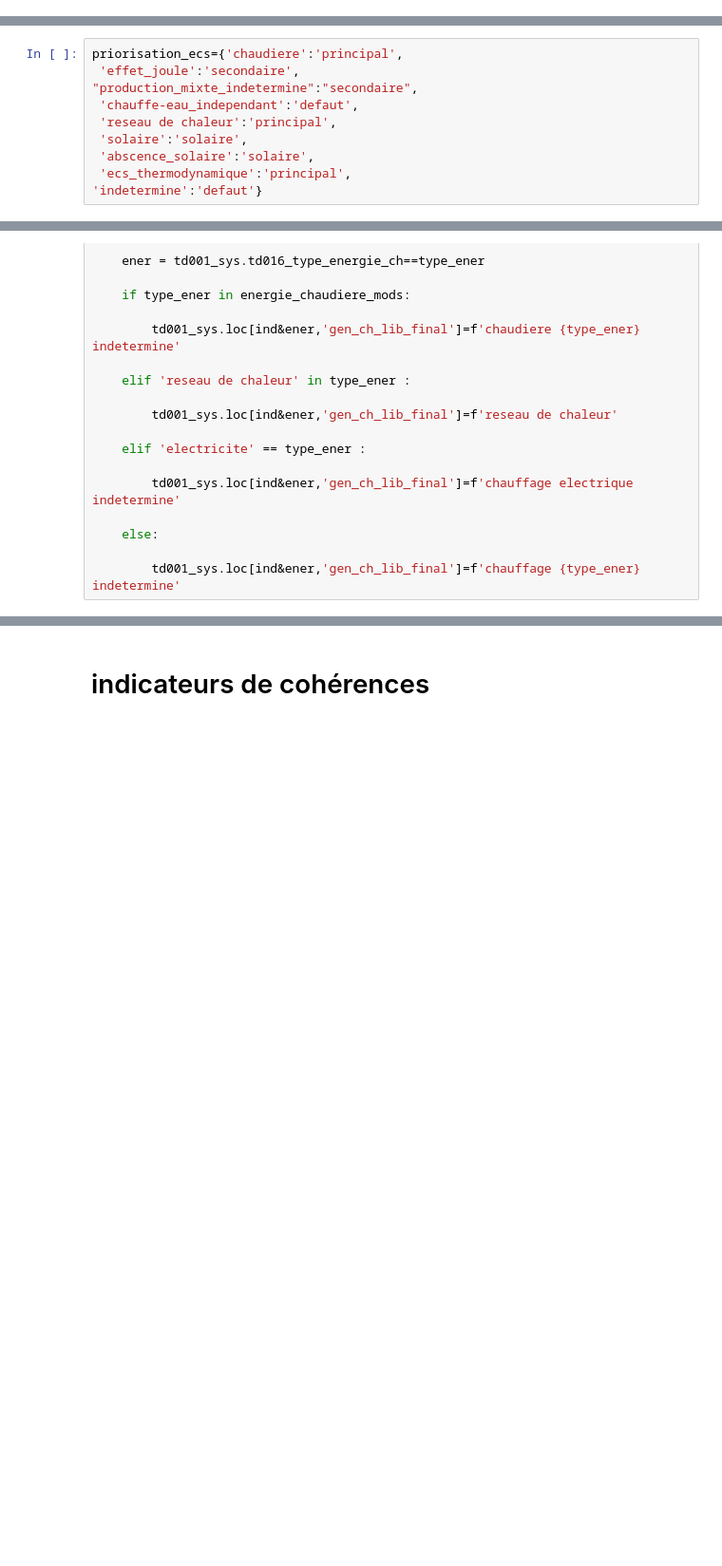
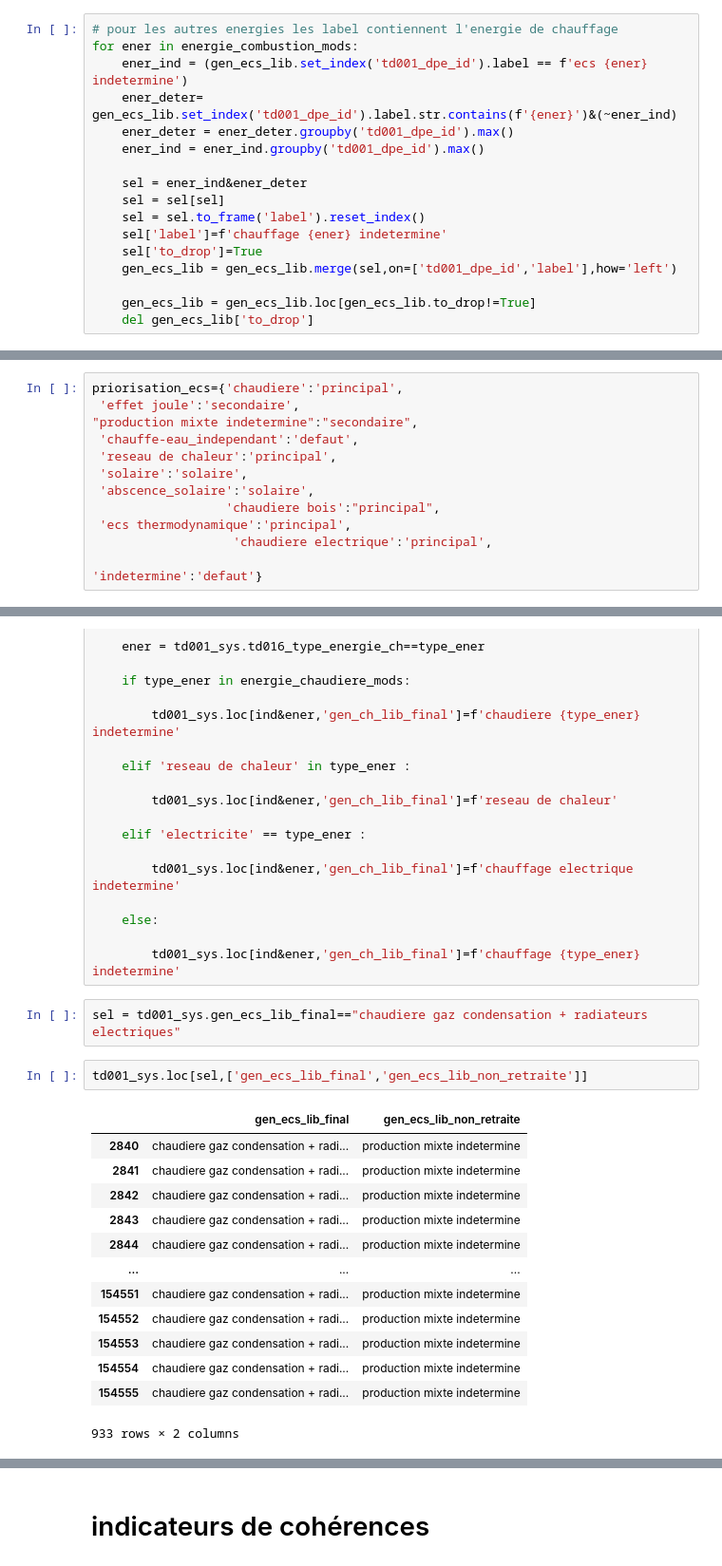
Before and after one commit to etalab/de-dpe-processing, a Jupyter notebook: data_processing_cstb/traitement_donnees_metier/dev pre 1948 elasticsearch.ipynb, the cells around one changed output, grey strips where cells are left out. Shown at 95% size. Drawn from its saved outputs; the diff is of its cells as text; blank space fills up the shorter version.

```diff
--- a/data_processing_cstb/traitement_donnees_metier/dev pre 1948 elasticsearch.ipynb
+++ b/data_processing_cstb/traitement_donnees_metier/dev pre 1948 elasticsearch.ipynb
@@ -995,0 +1074,17 @@ gen_ecs_lib.loc[ind_sel,'label']=chaudiere_ind.label.values
+# %%
+# pour les autres energies les label contiennent l'energie de chauffage
+for ener in energie_combustion_mods:
+    ener_ind = (gen_ecs_lib.set_index('td001_dpe_id').label == f'ecs {ener} indetermine')
+    ener_deter= gen_ecs_lib.set_index('td001_dpe_id').label.str.contains(f'{ener}')&(~ener_ind)
+    ener_deter = ener_deter.groupby('td001_dpe_id').max()
+    ener_ind = ener_ind.groupby('td001_dpe_id').max()
+
+    sel = ener_ind&ener_deter
+    sel = sel[sel]
+    sel = sel.to_frame('label').reset_index()
+    sel['label']=f'chauffage {ener} indetermine'
+    sel['to_drop']=True
+    gen_ecs_lib = gen_ecs_lib.merge(sel,on=['td001_dpe_id','label'],how='left')
+
+    gen_ecs_lib = gen_ecs_lib.loc[gen_ecs_lib.to_drop!=True]
+    del gen_ecs_lib['to_drop']
@@ -997,13 +1112,16 @@ gen_ecs_lib.loc[ind_sel,'label']=chaudiere_ind.label.values
 ### fusion
 # %%
 priorisation_ecs={'chaudiere':'principal',
- 'effet_joule':'secondaire',
-"production_mixte_indetermine":"secondaire",
+ 'effet joule':'secondaire',
+"production mixte indetermine":"secondaire",
  'chauffe-eau_independant':'defaut',
  'reseau de chaleur':'principal',
  'solaire':'solaire',
  'abscence_solaire':'solaire',
- 'ecs_thermodynamique':'principal',
+                  'chaudiere bois':"principal",
+ 'ecs thermodynamique':'principal',
+                   'chaudiere electrique':'principal',
+
 'indetermine':'defaut'}
 # %%
 gen_ecs_lib['priorite']=gen_ecs_lib.category.replace(priorisation_ecs)
@@ -1387,3 +1489,21 @@ for type_ener in td001_sys.td016_type_energie_ch.dropna().unique():
     else:
 
         td001_sys.loc[ind&ener,'gen_ch_lib_final']=f'chauffage {type_ener} indetermine'
+# %%
+sel = td001_sys.gen_ecs_lib_final=="chaudiere gaz condensation + radiateurs electriques"
+# %%
+td001_sys.loc[sel,['gen_ecs_lib_final','gen_ecs_lib_non_retraite']]
+# %% [output]
+|  | gen_ecs_lib_final | gen_ecs_lib_non_retraite |
+| 2840 | chaudiere gaz condensation + radi... | production mixte indetermine |
+| 2841 | chaudiere gaz condensation + radi... | production mixte indetermine |
+| 2842 | chaudiere gaz condensation + radi... | production mixte indetermine |
+| 2843 | chaudiere gaz condensation + radi... | production mixte indetermine |
+| 2844 | chaudiere gaz condensation + radi... | production mixte indetermine |
+| ... | ... | ... |
+| 154551 | chaudiere gaz condensation + radi... | production mixte indetermine |
+| 154552 | chaudiere gaz condensation + radi... | production mixte indetermine |
+| 154553 | chaudiere gaz condensation + radi... | production mixte indetermine |
+| 154554 | chaudiere gaz condensation + radi... | production mixte indetermine |
+| 154555 | chaudiere gaz condensation + radi... | production mixte indetermine |
+933 rows × 2 columns
```
Also changed, not shown: parts of 31 cells of this notebook, 3 other files.
